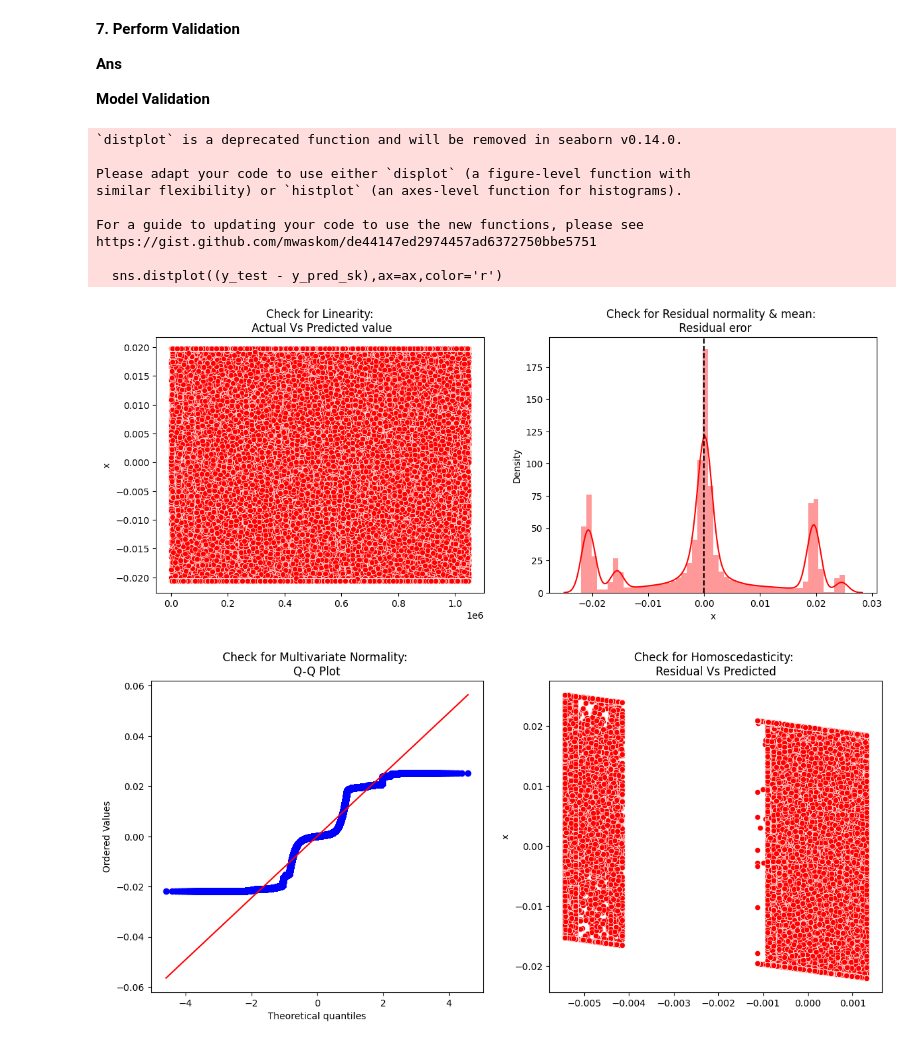
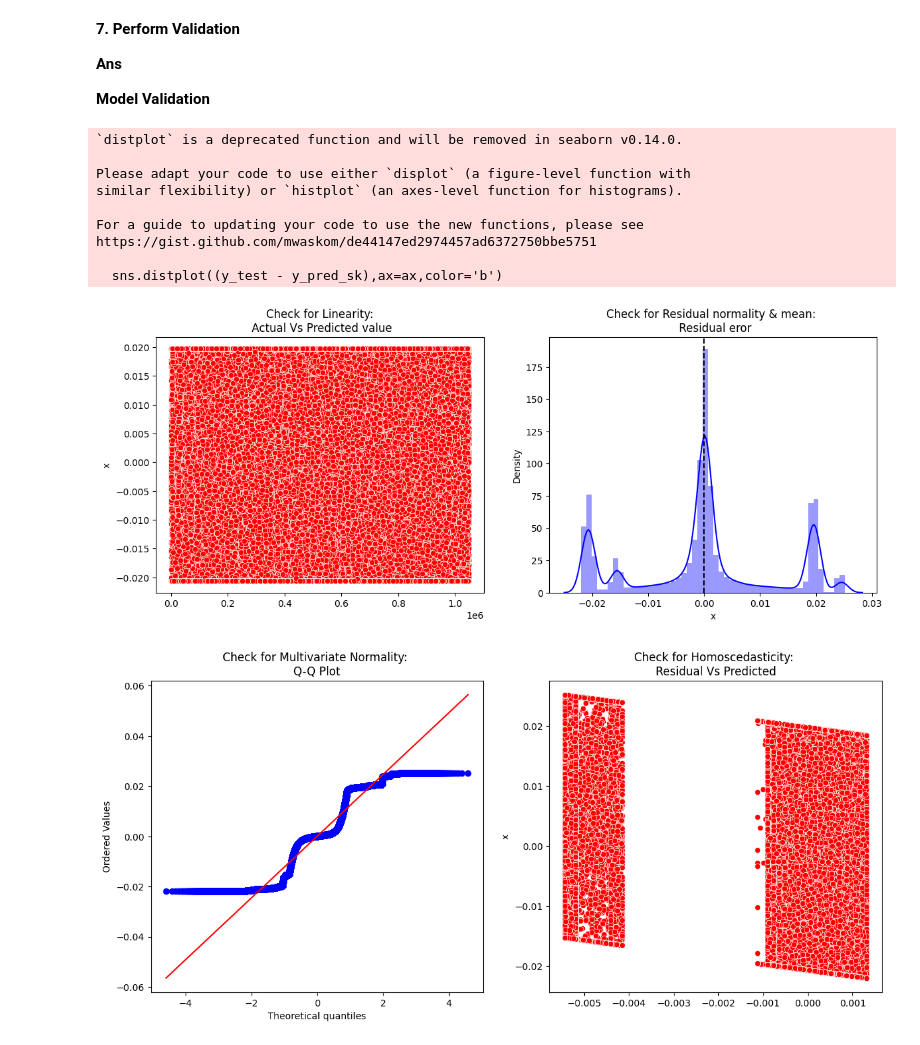
Before and after one commit to HeemaliGhorpade/DS_PY_Writeups_2001609, a Jupyter notebook: Exp08_notebook_2001609.ipynb, the cells around one changed output. Drawn from its saved outputs; the diff is of its cells as text; code cells hidden in the pictures.

```diff
--- a/Exp08_notebook_2001609.ipynb
+++ b/Exp08_notebook_2001609.ipynb
@@ -244,26 +244,26 @@ R square obtain for scikit learn library is : 0.0130471864722973
 # %%
 # Check for Linearity
 f = plt.figure(figsize=(14,5))
 ax = f.add_subplot(121)
 sns.scatterplot(y_test,ax=ax,color='r')
 ax.set_title('Check for Linearity:\n Actual Vs Predicted value')
 
 # Check for Residual normality & mean
 ax = f.add_subplot(122)
-sns.distplot((y_test - y_pred_sk),ax=ax,color='r')
+sns.distplot((y_test - y_pred_sk),ax=ax,color='b')
 ax.axvline((y_test - y_pred_sk).mean(),color='k',linestyle='--')
 ax.set_title('Check for Residual normality & mean: \n Residual eror');
 # %% [output]
 `distplot` is a deprecated function and will be removed in seaborn v0.14.0.
 
 Please adapt your code to use either `displot` (a figure-level function with
 similar flexibility) or `histplot` (an axes-level function for histograms).
 
 For a guide to updating your code to use the new functions, please see
 https://gist.github.com/mwaskom/de44147ed2974457ad6372750bbe5751
 
-  sns.distplot((y_test - y_pred_sk),ax=ax,color='r')
+  sns.distplot((y_test - y_pred_sk),ax=ax,color='b')
-[figure, old version]
+[figure, new version]
 # %%
 # Check for Multivariate Normality
 # Quantile-Quantile plot
```
Also changed, not shown: parts of 1 cell of this notebook.
